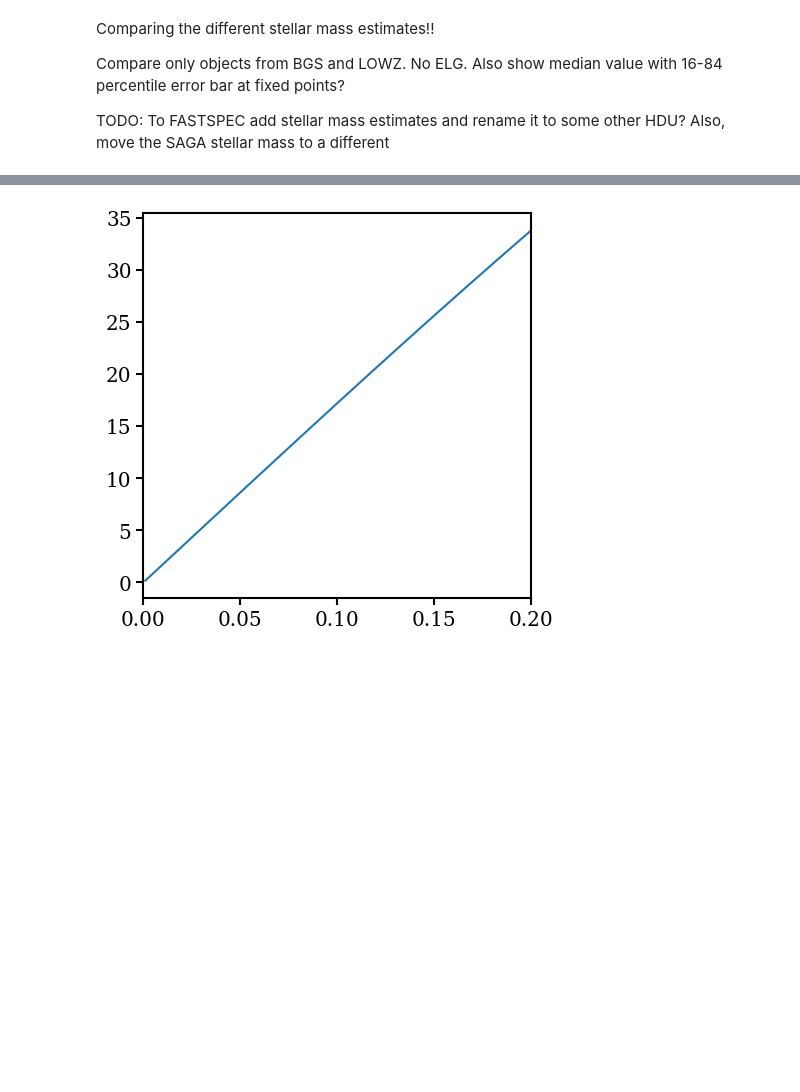
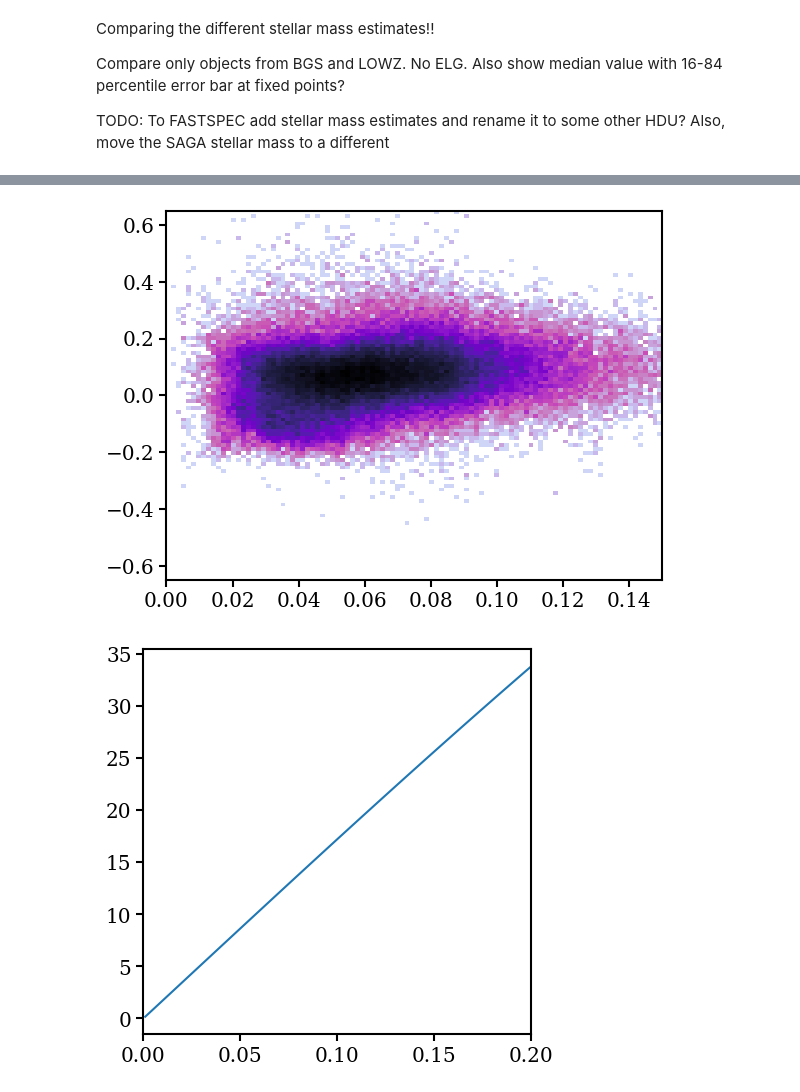
Before and after one commit to virajvman/desi_dwarfs, a Jupyter notebook: notebooks/catalog_paper/stellar_mass_investigate.ipynb, the cells around one changed output, grey strips where cells are left out. Drawn from its saved outputs; the diff is of its cells as text; code cells hidden in the pictures; blank space fills up the shorter version.

```diff
--- a/notebooks/catalog_paper/stellar_mass_investigate.ipynb
+++ b/notebooks/catalog_paper/stellar_mass_investigate.ipynb
@@ -1393,3 +1409,13 @@ NameError: name 'main_fspec_match' is not defined
+# %%
+mask = (main_hu_match["LOGM_M24_FIDU_CORR"] > 8.5) & (main_hu_match["LOGM_M24_FIDU_CORR"] < 9)
+# %%
+plt.hist2d( main_hu_match["Z"][mask],main_hu_match[xmstar][mask] - (np.log10(hu_match["MASS_CG"][mask]) + 0.03),
+          range= ( (0,0.15),(-ylim,ylim)),bins= 100,norm=LogNorm(vmin=1,vmax=250) ,cmap=cmap, rasterized=True)
+plt.xlim([0,0.15])
+plt.ylim([-0.65,0.65])
+plt.show()
+# %% [output]
+[figure, added]
 # %%
 # #this
 # gr_i = 0.2
```
Also changed, not shown: parts of 25 cells of this notebook, 3 other files.
